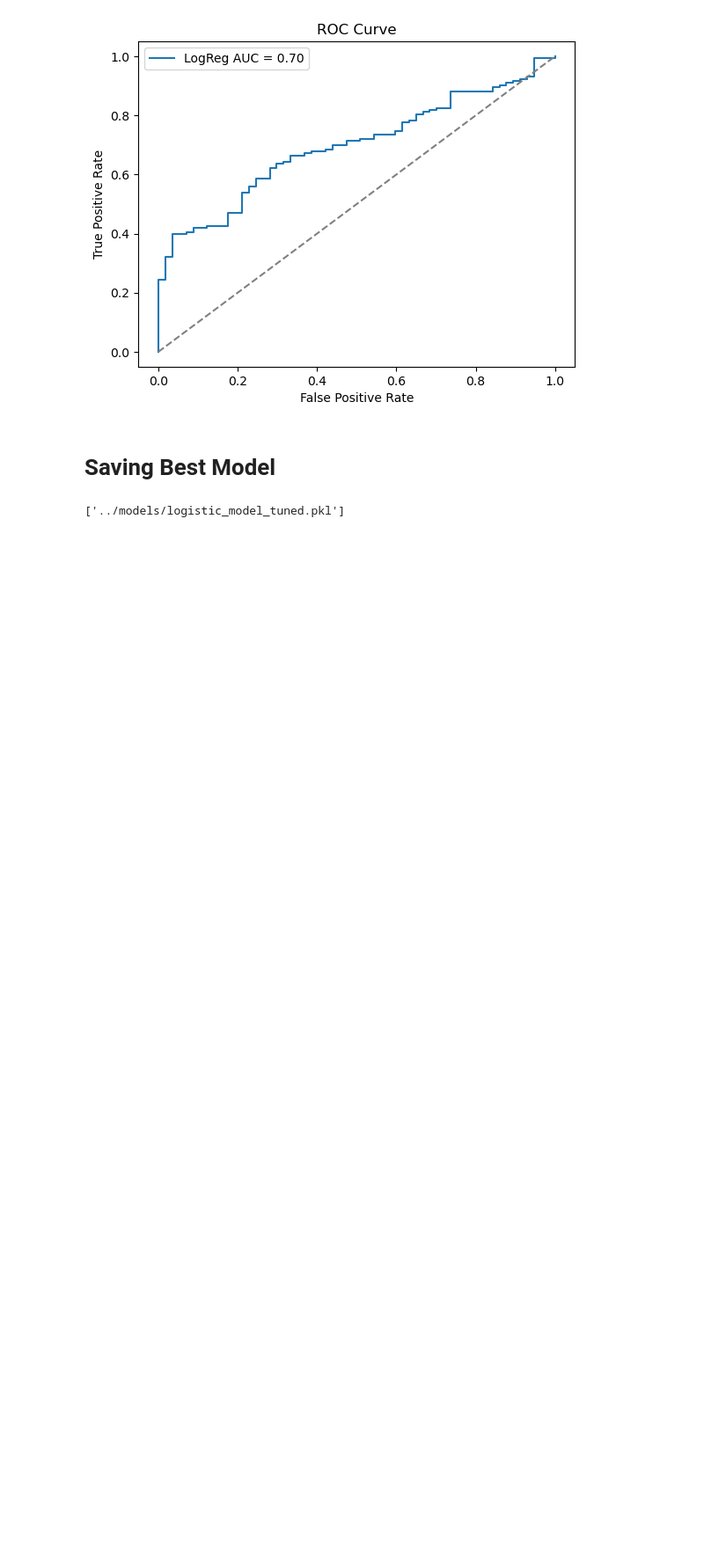
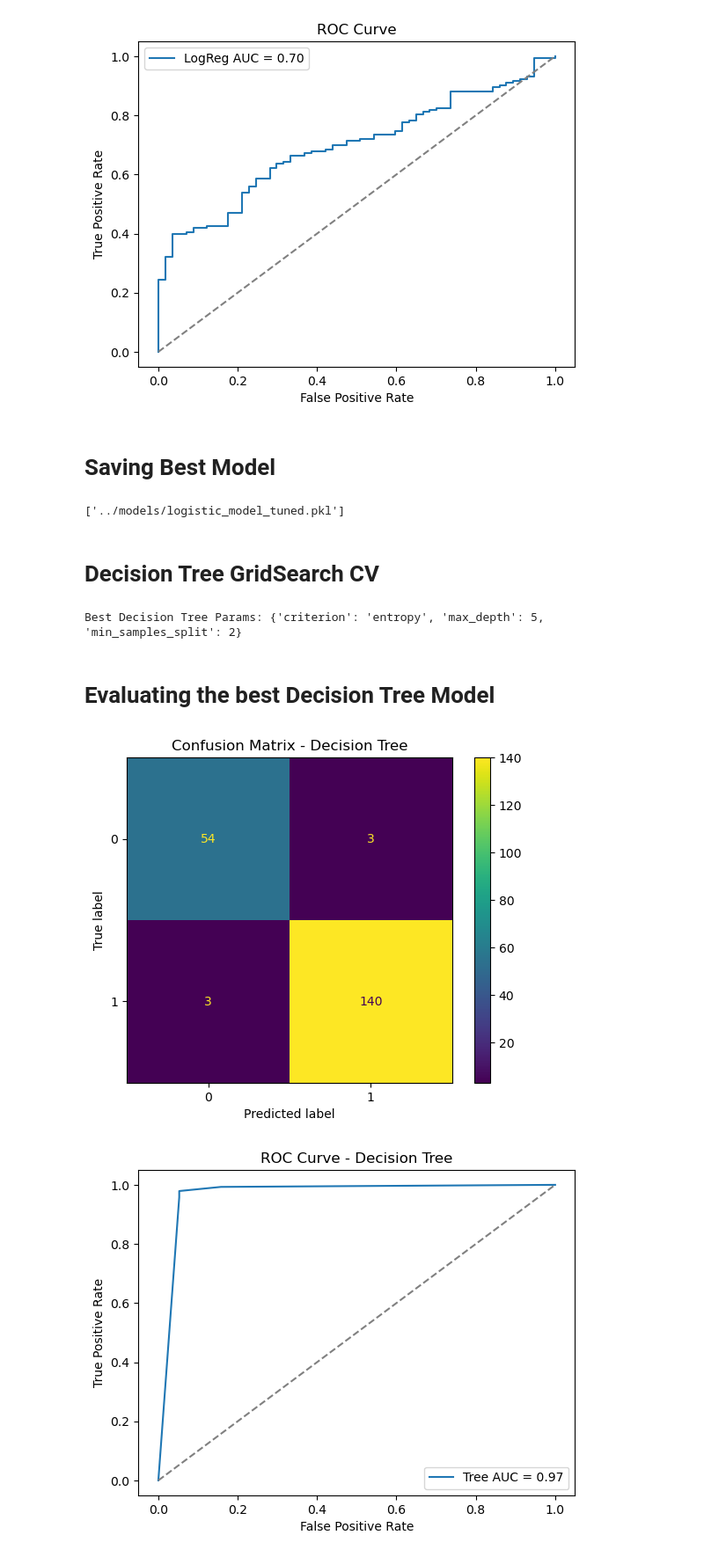
Before and after one commit to yasaswinpalukuri/credit-risk-xai, a Jupyter notebook: notebooks/model_tuning.ipynb, the cells around one changed output. Shown: that part at 88% size. Cells and saved outputs as stored; diff of their text form; code cells hidden in the pictures; blank space fills up the shorter version.

```diff
--- a/notebooks/model_tuning.ipynb
+++ b/notebooks/model_tuning.ipynb
@@ -92,3 +92,57 @@ import joblib
 joblib.dump(best_model, '../models/logistic_model_tuned.pkl')
 # %% [output]
 ['../models/logistic_model_tuned.pkl']
+# %%
+import os
+
+# Always save to project-root level /models directory
+output_path = os.path.abspath(os.path.join(os.getcwd(), "../models"))
+os.makedirs(output_path, exist_ok=True)
+# %% [markdown]
+# Decision Tree GridSearch CV
+# %%
+from sklearn.tree import DecisionTreeClassifier
+
+params_dt = {
+    'max_depth': [3, 5, 10, None],
+    'min_samples_split': [2, 5, 10],
+    'criterion': ['gini', 'entropy']
+}
+
+dt = DecisionTreeClassifier()
+grid_dt = GridSearchCV(dt, params_dt, cv=5, scoring='roc_auc')
+grid_dt.fit(X_train, y_train)
+
+print("Best Decision Tree Params:", grid_dt.best_params_)
+# %% [output]
+Best Decision Tree Params: {'criterion': 'entropy', 'max_depth': 5, 'min_samples_split': 2}
+# %% [markdown]
+# Evaluating the best Decision Tree Model
+# %%
+from sklearn.metrics import roc_auc_score, roc_curve, confusion_matrix, ConfusionMatrixDisplay, classification_report
+
+best_tree = grid_dt.best_estimator_
+y_pred_dt = best_tree.predict(X_test)
+y_proba_dt = best_tree.predict_proba(X_test)[:, 1]
+
+# Confusion Matrix
+cm_dt = confusion_matrix(y_test, y_pred_dt)
+ConfusionMatrixDisplay(confusion_matrix=cm_dt).plot()
+plt.title("Confusion Matrix - Decision Tree")
+plt.savefig(os.path.join(output_path, "confusion_matrix_tree.png"))
+plt.show()
+
+# ROC Curve
+fpr_dt, tpr_dt, _ = roc_curve(y_test, y_proba_dt)
+
+plt.plot(fpr_dt, tpr_dt, label='Tree AUC = {:.2f}'.format(roc_auc_score(y_test, y_proba_dt)))
+plt.plot([0, 1], [0, 1], '--', color='gray')
+plt.title("ROC Curve - Decision Tree")
+plt.xlabel("False Positive Rate")
+plt.ylabel("True Positive Rate")
+plt.legend()
+plt.savefig(os.path.join(output_path, "roc_curve_tree.png"))
+plt.show()
+# %% [output]
+[figure, added]
+[figure, added]
```
Also changed, not shown: parts of 8 cells of this notebook, 1 other file.
